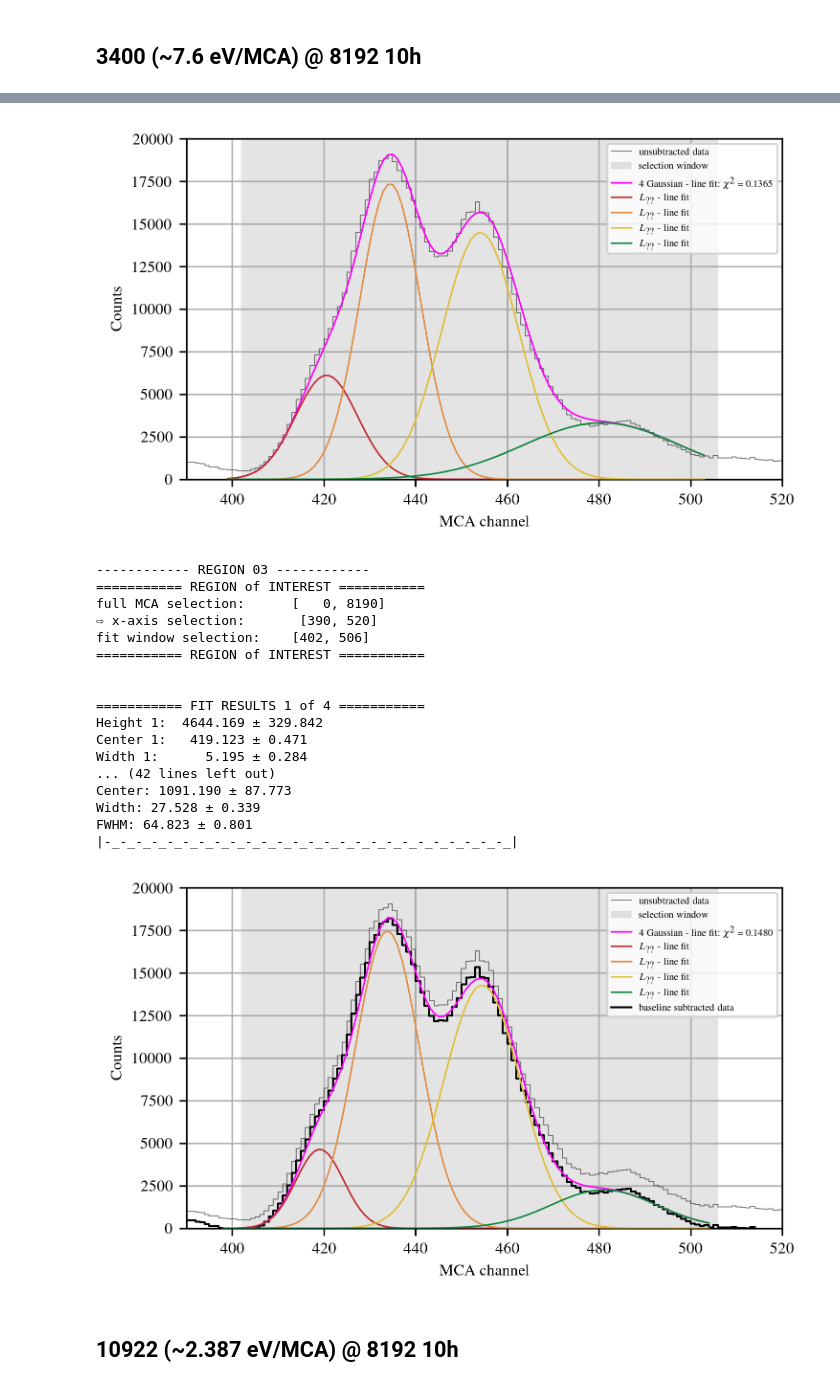
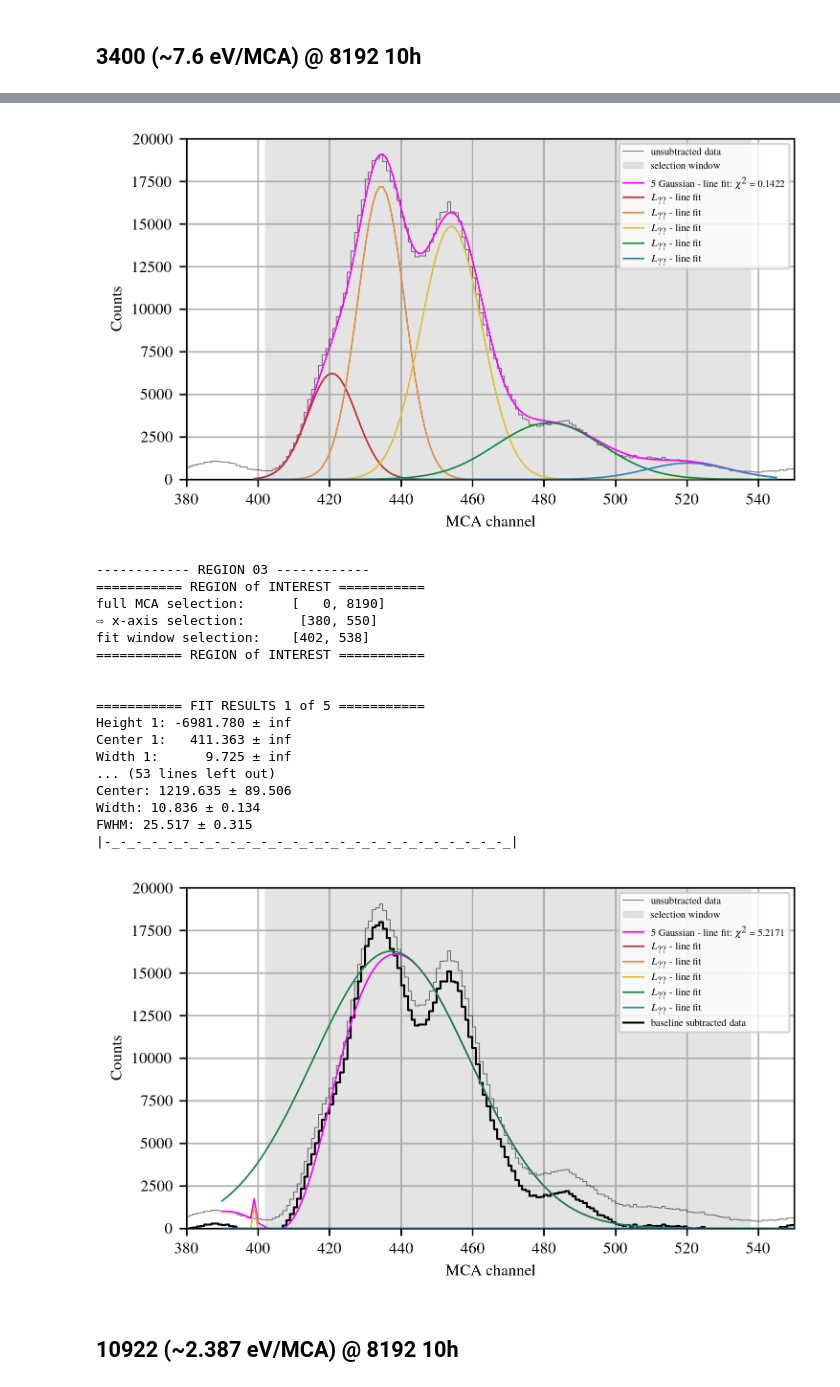
Before and after one commit to SirPhoenix007/IBA-Bonn, a Jupyter notebook: Study_2602_PIXEDetector/PIXE_results_HarwellSource.ipynb, the cells around one changed output, grey strips where cells are left out. Drawn from its saved outputs; the diff is of its cells as text; code cells hidden in the pictures.

```diff
--- a/Study_2602_PIXEDetector/PIXE_results_HarwellSource.ipynb
+++ b/Study_2602_PIXEDetector/PIXE_results_HarwellSource.ipynb
@@ -884,8 +884,8 @@ gauss2 = ['multi']
 # selection_fitter_plotter(file = file_to_analyze, peaks = init_val2, xlim=xlim2, ylim=ylim2, info=info2, col_flag=False, identifier='02s', gauss_ident=gauss2, s_flag=False, r_flag='roi_x')
 # selection_fitter_plotter(file = file_to_analyze, peaks = init_val2, xlim=xlim2, ylim=ylim2, info=info2, col_flag=False, identifier='02s_arPLS', gauss_ident=gauss2, s_flag=True, r_flag='roi_x', chi_flag=False, lam=1e5)
 
-init_val3 = [[5000,420,10,18000,435,15,15000,455,15,4500,490,10]]
-xlim3 = [390,520]
+init_val3 = [[5000,420,10,18000,435,15,15000,455,15,4500,490,10,1200,518,10]]
+xlim3 = [380,550]
 ylim3 = [0,20000]
 info3 = ['Harwell Source', r'$L_{??}$', r'$L_{??}$', r'$L_{??}$', r'$L_{??}$', r'$L_{??}$', r'$L_{??}$']
 gauss3 = ['multi']
@@ -993,23 +993,23 @@ FWHM: 95.844 ± 1.185
 |-_-_-_-_-_-_-_-_-_-_-_-_-_-_-_-_-_-_-_-_-_-_-_-_-_-_|
-[figure, old version]
+[figure, new version]
 ------------ REGION 03 ------------
 =========== REGION of INTEREST ===========
 full MCA selection:      [   0, 8190]
-⇨ x-axis selection:       [390, 520]
-fit window selection:    [402, 506]
+⇨ x-axis selection:       [380, 550]
+fit window selection:    [402, 538]
 =========== REGION of INTEREST ===========
 
 
-=========== FIT RESULTS 1 of 4 ===========
-Height 1:  4644.169 ± 329.842
-Center 1:   419.123 ± 0.471
-Width 1:      5.195 ± 0.284
-... (42 lines left out)
-Center: 1091.190 ± 87.773
-Width: 27.528 ± 0.339
-FWHM: 64.823 ± 0.801
+=========== FIT RESULTS 1 of 5 ===========
+Height 1: -6981.780 ± inf
+Center 1:   411.363 ± inf
+Width 1:      9.725 ± inf
+... (53 lines left out)
+Center: 1219.635 ± 89.506
+Width: 10.836 ± 0.134
+FWHM: 25.517 ± 0.315
 |-_-_-_-_-_-_-_-_-_-_-_-_-_-_-_-_-_-_-_-_-_-_-_-_-_-_|
-[figure, old version]
+[figure, new version]
 # %% [markdown]
 ## 10922 (~2.387 eV/MCA) @ 8192 10h
 # %%
```
Also changed, not shown: parts of 1 cell of this notebook, 1 other file.
